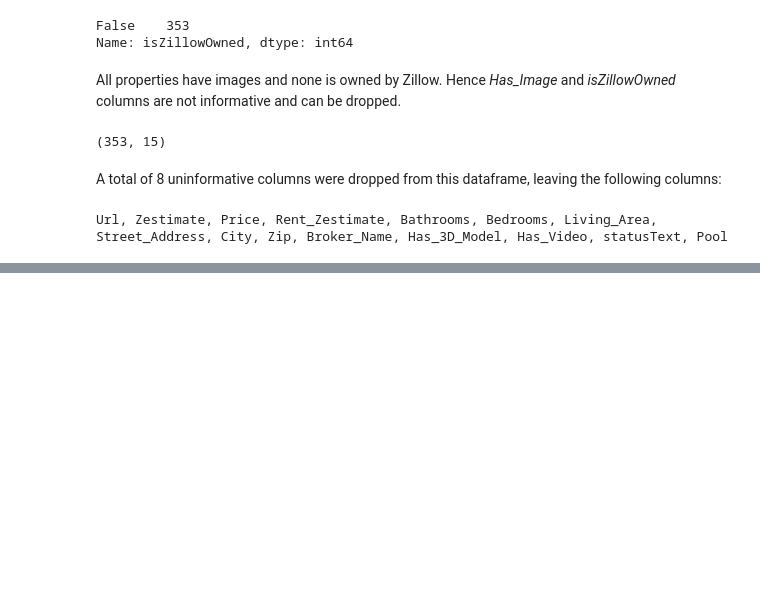
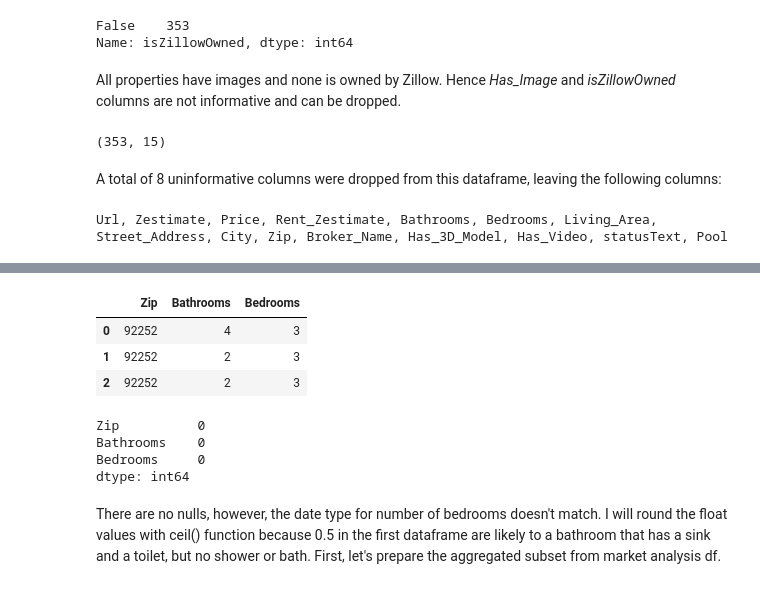
Before and after one commit to ekaterinaleks/airbnb_california, a Jupyter notebook: eda_2019_2022.ipynb, the cells around one changed output, grey strips where cells are left out. Saved outputs shown, nothing was run; the diff lists cells and outputs as text; code cells hidden in the pictures; blank space fills up the shorter version.

```diff
--- a/eda_2019_2022.ipynb
+++ b/eda_2019_2022.ipynb
@@ -1241,0 +1237,19 @@ dtype: int64
+# %%
+#check the contents of columns to be used in the join
+df_properties_full[['Zip', 'Bathrooms', 'Bedrooms']].head(3)
+# %% [output]
+|  | Zip | Bathrooms | Bedrooms |
+| 0 | 92252 | 4 | 3 |
+| 1 | 92252 | 2 | 3 |
+| 2 | 92252 | 2 | 3 |
+# %%
+#check for nulls
+df_properties_full[['Zip', 'Bathrooms', 'Bedrooms']].isna().sum()
+# %% [output]
+Zip          0
+Bathrooms    0
+Bedrooms     0
+dtype: int64
+# %% [markdown]
+There are no nulls, however, the date type for number of bedrooms doesn't match. I will round the float values with ceil() function because 0.5 in the first dataframe are likely to a bathroom that has a sink and a toilet, but no shower or bath.
+First, let's prepare the aggregated subset from market analysis df.
```
Also changed, not shown: parts of 15 cells of this notebook, 7 other files.
